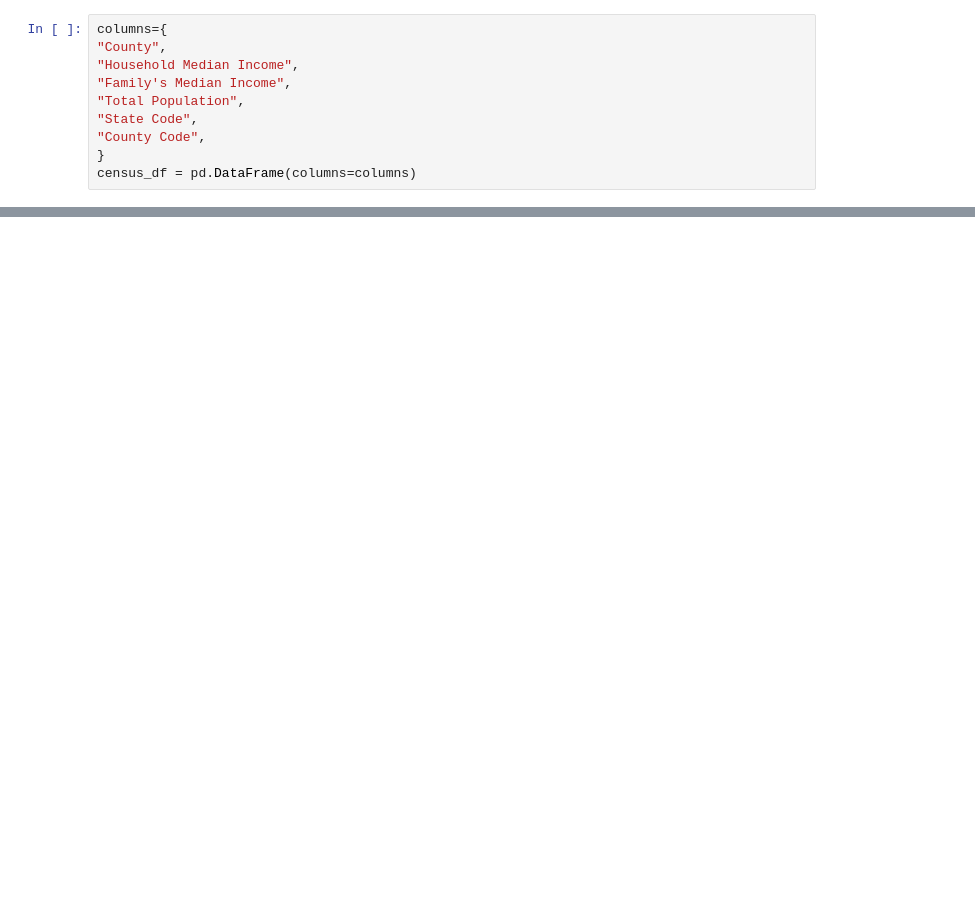
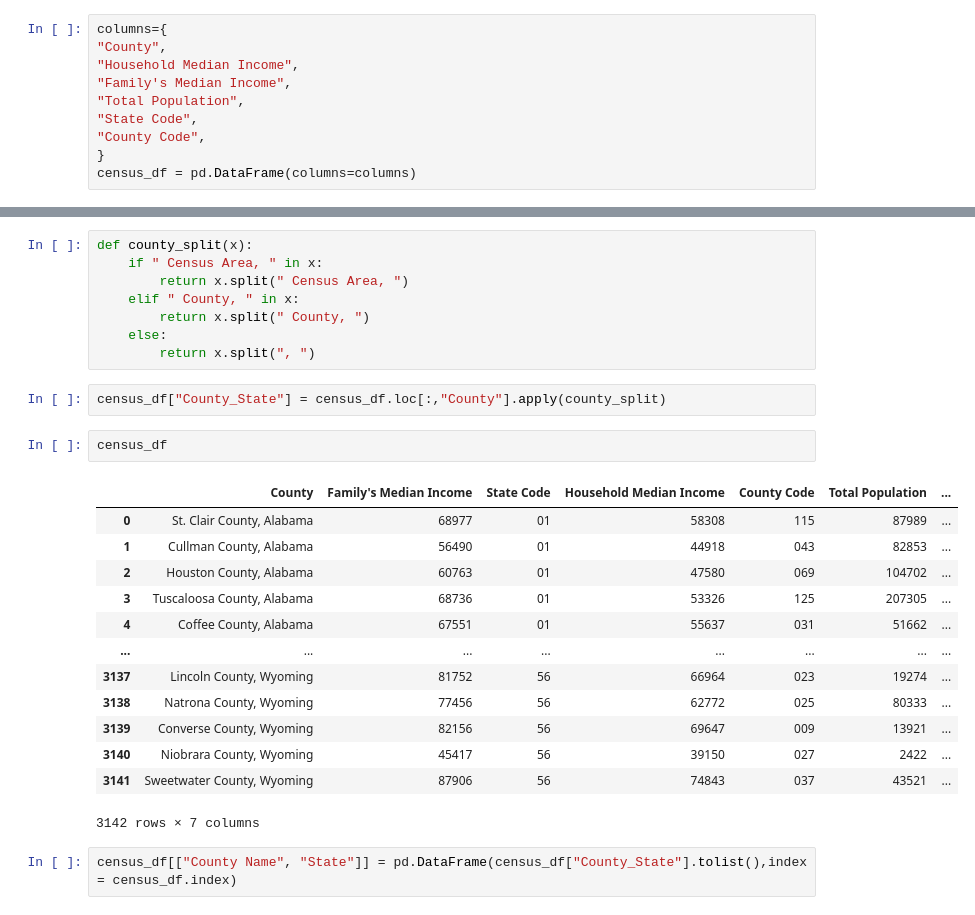
Before and after one commit to fisher1916/ETL-pipeline, a Jupyter notebook: census_read/census_data.ipynb, the cells around one changed output, grey strips where cells are left out. Cells and saved outputs as stored; diff of their text form; blank space fills up the shorter version.

```diff
--- a/census_read/census_data.ipynb
+++ b/census_read/census_data.ipynb
@@ -91,0 +77,28 @@ census_df
+# %%
+def county_split(x):
+    if " Census Area, " in x:
+        return x.split(" Census Area, ")
+    elif " County, " in x:
+        return x.split(" County, ")
+    else:
+        return x.split(", ")
+# %%
+census_df["County_State"] = census_df.loc[:,"County"].apply(county_split)
+# %%
+census_df
+# %% [output]
+|  | County | Family's Median Income | State Code | Household Median Income | County Code | Total Population | ... |
+| 0 | St. Clair County, Alabama | 68977 | 01 | 58308 | 115 | 87989 | ... |
+| 1 | Cullman County, Alabama | 56490 | 01 | 44918 | 043 | 82853 | ... |
+| 2 | Houston County, Alabama | 60763 | 01 | 47580 | 069 | 104702 | ... |
+| 3 | Tuscaloosa County, Alabama | 68736 | 01 | 53326 | 125 | 207305 | ... |
+| 4 | Coffee County, Alabama | 67551 | 01 | 55637 | 031 | 51662 | ... |
+| ... | ... | ... | ... | ... | ... | ... | ... |
+| 3137 | Lincoln County, Wyoming | 81752 | 56 | 66964 | 023 | 19274 | ... |
+| 3138 | Natrona County, Wyoming | 77456 | 56 | 62772 | 025 | 80333 | ... |
+| 3139 | Converse County, Wyoming | 82156 | 56 | 69647 | 009 | 13921 | ... |
+| 3140 | Niobrara County, Wyoming | 45417 | 56 | 39150 | 027 | 2422 | ... |
+| 3141 | Sweetwater County, Wyoming | 87906 | 56 | 74843 | 037 | 43521 | ... |
+3142 rows × 7 columns
+# %%
+census_df[["County Name", "State"]] = pd.DataFrame(census_df["County_State"].tolist(),index = census_df.index)
```
Also changed, not shown: parts of 15 cells of this notebook, 2 other files.
